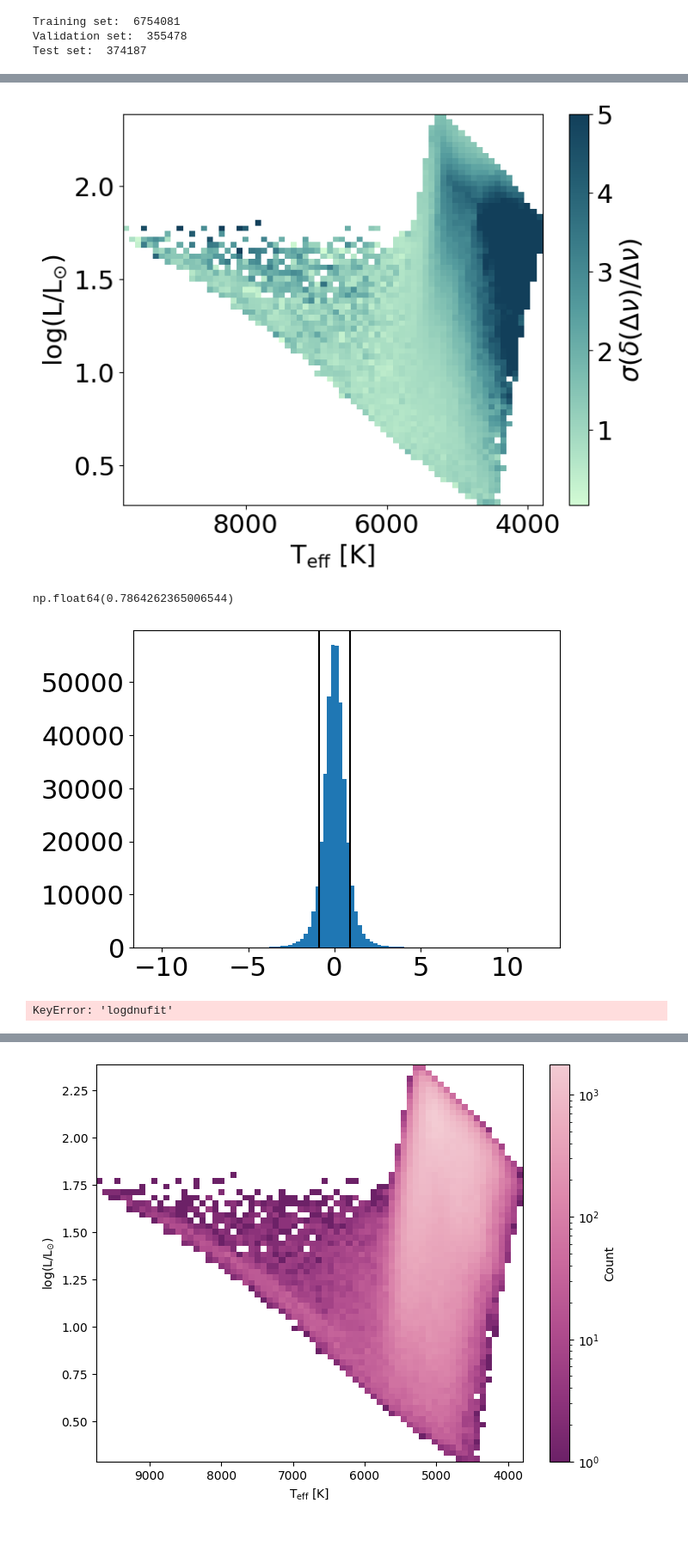
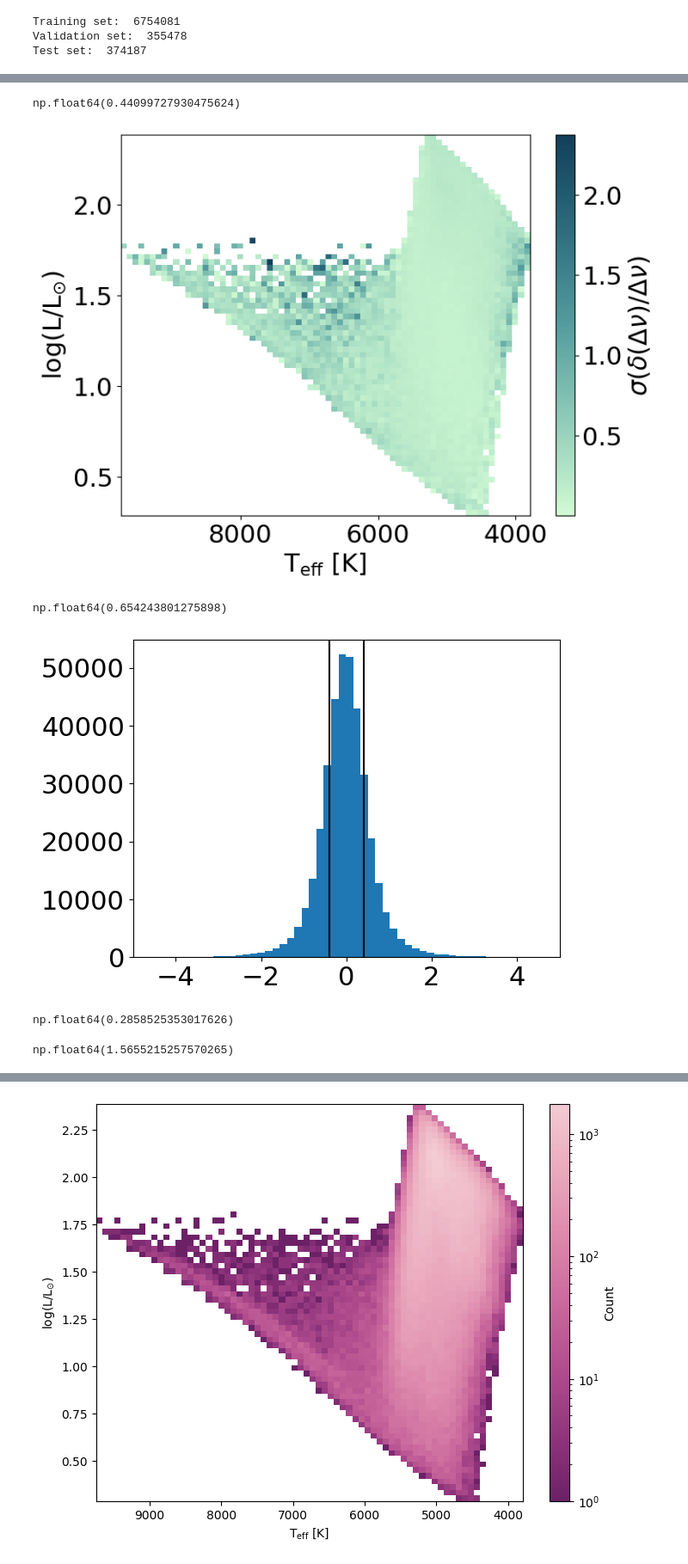
Before and after one commit to ehatt98/M4-hierarchical, a Jupyter notebook: notebooks/plots/hexbin-plot.ipynb, the cells around one changed output, grey strips where cells are left out. Shown: that part at 86% size. Cells and saved outputs as stored; diff of their text form; code cells hidden in the pictures; blank space fills up the shorter version.

```diff
--- a/notebooks/plots/hexbin-plot.ipynb
+++ b/notebooks/plots/hexbin-plot.ipynb
@@ -70,10 +70,10 @@ df_full['logalphaMLT'] = np.log10(df_full['alphaMLT'])
 
 
 #### define inputs
-inputs = ['logmassini', 'zini', 'logyini', 'logalphaMLT', 'logAge', 'eta', 'alphaFe']
+inputs = ['massini', 'zini', 'yini', 'alphaMLT', 'logAge', 'eta', 'alphaFe']
 
 #### define outputs
-classical_outputs = ['FeH', 'logLPhot', 'logTeff']
+classical_outputs = ['FeH', 'logLPhot', 'Teff']
 astero_outputs = ['lognumax', 'logdnufit']
 
 outputs = classical_outputs+astero_outputs
@@ -148,8 +148,8 @@ df_test_unnorm['numax'] = 10**df_test_unnorm['lognumax']
 df_preds_unnorm['numax'] = 10**df_preds_unnorm['lognumax']
 df_test_unnorm['dnufit'] = 10**df_test_unnorm['logdnufit']
 df_preds_unnorm['dnufit'] = 10**df_preds_unnorm['logdnufit']
-df_test_unnorm['Teff'] = 10**df_test_unnorm['logTeff']
-df_preds_unnorm['Teff'] = 10**df_preds_unnorm['logTeff']
+#df_test_unnorm['Teff'] = 10**df_test_unnorm['logTeff']
+#df_preds_unnorm['Teff'] = 10**df_preds_unnorm['logTeff']
 # %%
 ##color maps
 from pypalettes import load_cmap
@@ -232,45 +213,64 @@ df
+# %%
+np.nanmean(stat)
+# %% [output]
+np.float64(0.44099727930475624)
 # %%
 # Define the grid for binning
   # Size of the bins (adjust this for more or fewer bins)
 
 
 
 
 
 off_dnu = 100*(10**df_test_unnorm['logdnufit'].values - 10**df_preds_unnorm['logdnufit'].values)/(10**df_test_unnorm['logdnufit'].values)
 teff_test = df_test_unnorm['Teff'].values
 logL_test =  df_test_unnorm['logLPhot'].values
 
 # Use binned_statistic_2d to calculate the average z value in each bin
 stat, xedges, yedges, binnumber = binned_statistic_2d(
     teff_test,  logL_test, off_dnu, statistic=lambda y: 0.25*(np.quantile(y, 0.16)**2 + np.quantile(y, 0.84)**2)**0.5, bins=gridsize
 )
 
 # Replace NaNs (empty bins) with 0 (or any other value you'd prefer)
 #stat = np.nan_to_num(stat, nan=0)
 #stat[stat == 0] = np.nan
 # Plot the results using pcolormesh (this gives a grid-like appearance)
 plt.figure(figsize=(8, 6))
 ax = plt.gca()
 X, Y = np.meshgrid(xedges, yedges)  # Create a mesh grid for plotting
-pcm = plt.pcolormesh(X, Y, stat.T, cmap=DM, shading='auto', vmax = 5)
+pcm = plt.pcolormesh(X, Y, stat.T, cmap=DM, shading='auto', )
 plt.colorbar(pcm, label=r'$\sigma(\delta( \Delta \nu)/\Delta \nu)$')  # Colorbar to show the average z values
 plt.xlabel(r'T$_{\mathrm{eff}}$ [K]')
 plt.ylabel(r'log(L/L$_{\odot}$)')
 ax.invert_xaxis()
 #plt.savefig(f'../figs/hexplot-dnu-frac-{model_name}-nlayers-{n_dense_layers}-nunits-{dense_layer_units}-epochs-{Nepochs}-lrate-{learning_rate}-lossfunc-{loss_func}.png', bbox_inches = 'tight')
 plt.show()
 # %% [output]
-[figure, old version]
+[figure, new version]
 # %%
 plt.hist(off_dnu, bins = 100)
-plt.axvline(-0.9, color = 'black')
-plt.axvline(0.9, color = 'black')
+plt.axvline(-0.4, color = 'black')
+plt.axvline(0.4, color = 'black')
+plt.xlim(-5, 5)
 np.std(off_dnu)
 # %% [output]
-np.float64(0.7864262365006544)
+np.float64(0.654243801275898)
-[figure, old version]
+[figure, new version]
+# %%
+np.nanmean(stat)
+# %% [output]
+np.float64(0.2858525353017626)
 # %%
-plt.scatter(df_test['Teff'], df_test['logdnufit'])
+
+off_LPhot = 100*(10**df_test_unnorm['logLPhot'].values - 10**df_preds_unnorm['logLPhot'].values)/(10**df_test_unnorm['logLPhot'].values)
+teff_test = df_test_unnorm['Teff'].values
+logL_test =  df_test_unnorm['logLPhot'].values
+
+# Use binned_statistic_2d to calculate the average z value in each bin
+stat, xedges, yedges, binnumber = binned_statistic_2d(
+    teff_test,  logL_test, off_LPhot, statistic=lambda y: 0.25*(np.quantile(y, 0.16)**2 + np.quantile(y, 0.84)**2)**0.5, bins=gridsize
+)
-# %% [output]
-KeyError: 'logdnufit'
+# %%
+np.nanmean(stat)
+# %% [output]
+np.float64(1.5655215257570265)
```
Also changed, not shown: parts of 16 cells of this notebook, 19 other files.
